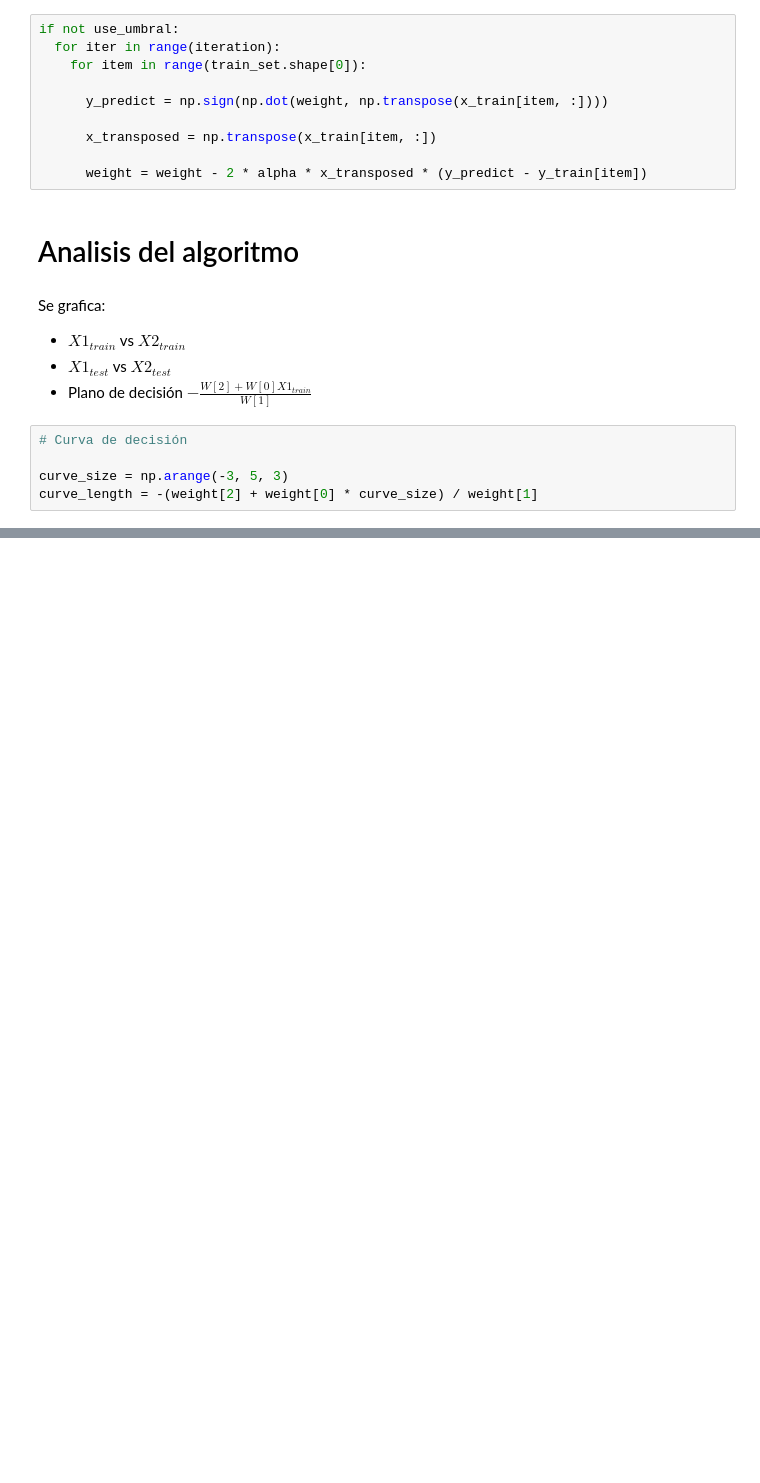
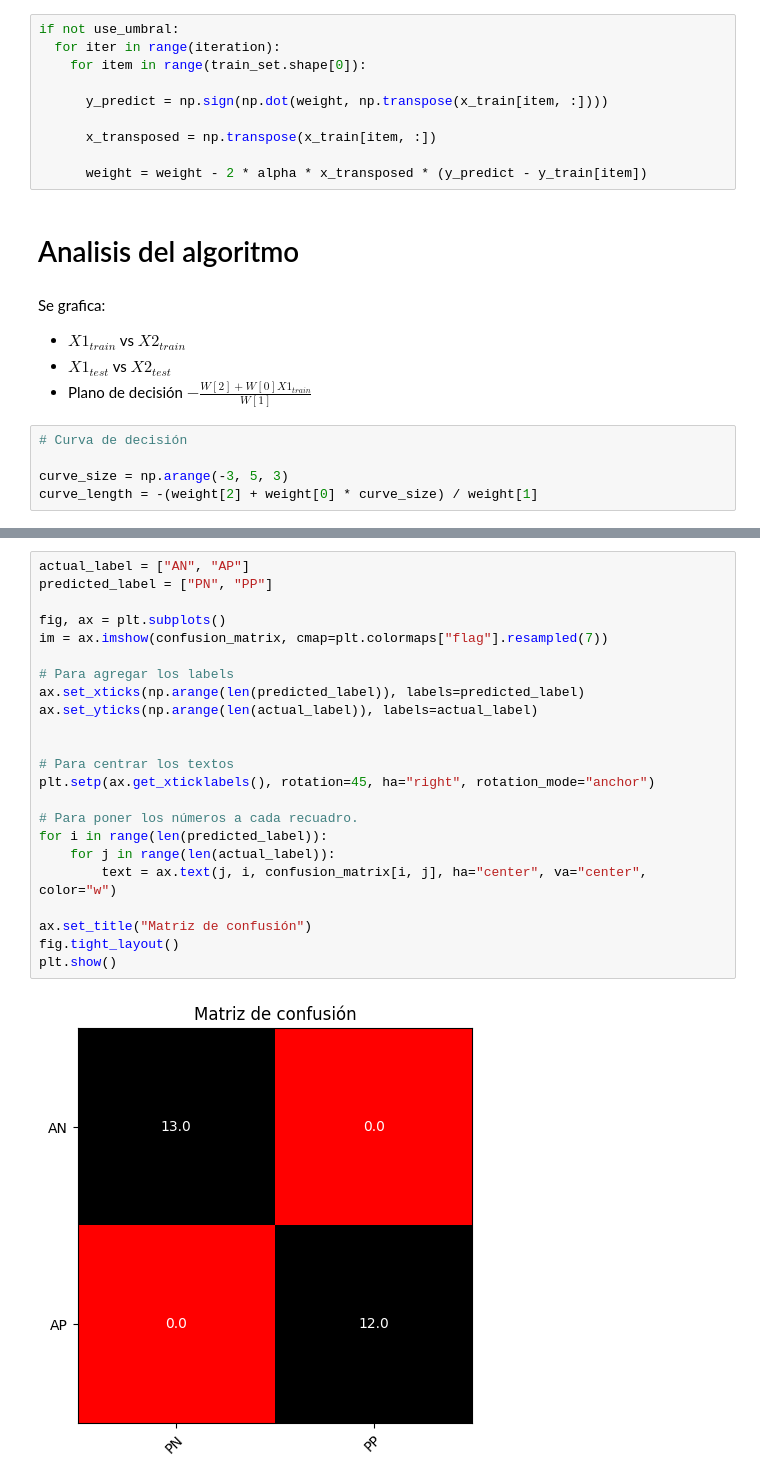
Before and after one commit to AndresMpa/deep-learning, a Jupyter notebook: labs/task/laboratory_1/perceptron/lab_1_perceptron.ipynb, the cells around one changed output, grey strips where cells are left out. Saved outputs shown, nothing was run; the diff lists cells and outputs as text; blank space fills up the shorter version.

```diff
--- a/labs/task/laboratory_1/perceptron/lab_1_perceptron.ipynb
+++ b/labs/task/laboratory_1/perceptron/lab_1_perceptron.ipynb
@@ -231,0 +286,25 @@ plt.show()
+# %%
+actual_label = ["AN", "AP"]
+predicted_label = ["PN", "PP"]
+
+fig, ax = plt.subplots()
+im = ax.imshow(confusion_matrix, cmap=plt.colormaps["flag"].resampled(7))
+
+# Para agregar los labels
+ax.set_xticks(np.arange(len(predicted_label)), labels=predicted_label)
+ax.set_yticks(np.arange(len(actual_label)), labels=actual_label)
+
+
+# Para centrar los textos
+plt.setp(ax.get_xticklabels(), rotation=45, ha="right", rotation_mode="anchor")
+
+# Para poner los números a cada recuadro.
+for i in range(len(predicted_label)):
+    for j in range(len(actual_label)):
+        text = ax.text(j, i, confusion_matrix[i, j], ha="center", va="center", color="w")
+
+ax.set_title("Matriz de confusión")
+fig.tight_layout()
+plt.show()
+# %% [output]
+[figure, added]
```
Also changed, not shown: parts of 6 cells of this notebook, 2 other files.
